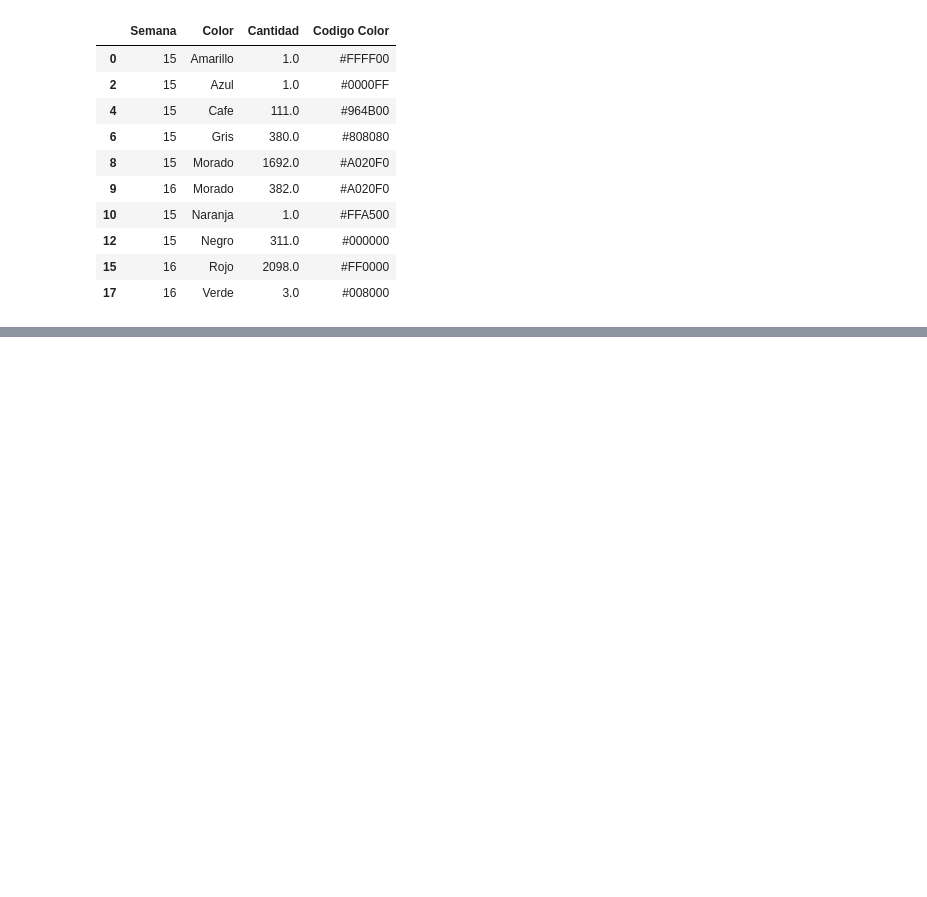
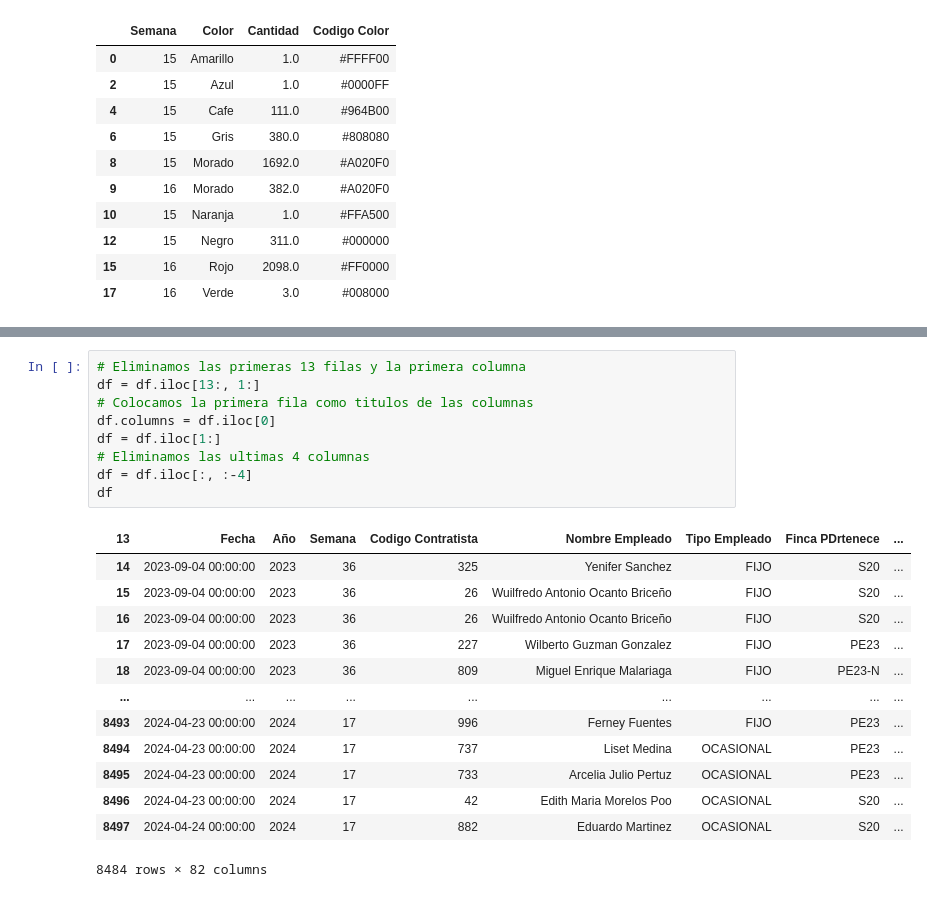
Before and after one commit to xd-mau5/zomac_data, a Jupyter notebook: transformacion.ipynb, the cells around one changed output, grey strips where cells are left out. Drawn from its saved outputs; the diff is of its cells as text; blank space fills up the shorter version.

```diff
--- a/transformacion.ipynb
+++ b/transformacion.ipynb
@@ -845,0 +869,23 @@ temp
+# %%
+# Eliminamos las primeras 13 filas y la primera columna
+df = df.iloc[13:, 1:]
+# Colocamos la primera fila como titulos de las columnas
+df.columns = df.iloc[0]
+df = df.iloc[1:]
+# Eliminamos las ultimas 4 columnas
+df = df.iloc[:, :-4]
+df
+# %% [output]
+| 13 | Fecha | Año | Semana | Codigo Contratista | Nombre Empleado | Tipo Empleado | Finca PDrtenece | ... |
+| 14 | 2023-09-04 00:00:00 | 2023 | 36 | 325 | Yenifer Sanchez | FIJO | S20 | ... |
+| 15 | 2023-09-04 00:00:00 | 2023 | 36 | 26 | Wuilfredo Antonio Ocanto Briceño | FIJO | S20 | ... |
+| 16 | 2023-09-04 00:00:00 | 2023 | 36 | 26 | Wuilfredo Antonio Ocanto Briceño | FIJO | S20 | ... |
+| 17 | 2023-09-04 00:00:00 | 2023 | 36 | 227 | Wilberto Guzman Gonzalez | FIJO | PE23 | ... |
+| 18 | 2023-09-04 00:00:00 | 2023 | 36 | 809 | Miguel Enrique Malariaga | FIJO | PE23-N | ... |
+| ... | ... | ... | ... | ... | ... | ... | ... | ... |
+| 8493 | 2024-04-23 00:00:00 | 2024 | 17 | 996 | Ferney Fuentes | FIJO | PE23 | ... |
+| 8494 | 2024-04-23 00:00:00 | 2024 | 17 | 737 | Liset Medina | OCASIONAL | PE23 | ... |
+| 8495 | 2024-04-23 00:00:00 | 2024 | 17 | 733 | Arcelia Julio Pertuz | OCASIONAL | PE23 | ... |
+| 8496 | 2024-04-23 00:00:00 | 2024 | 17 | 42 | Edith Maria Morelos Poo | OCASIONAL | S20 | ... |
+| 8497 | 2024-04-24 00:00:00 | 2024 | 17 | 882 | Eduardo Martinez | OCASIONAL | S20 | ... |
+8484 rows × 82 columns
```
Also changed, not shown: parts of 39 cells of this notebook, 13 other files.
